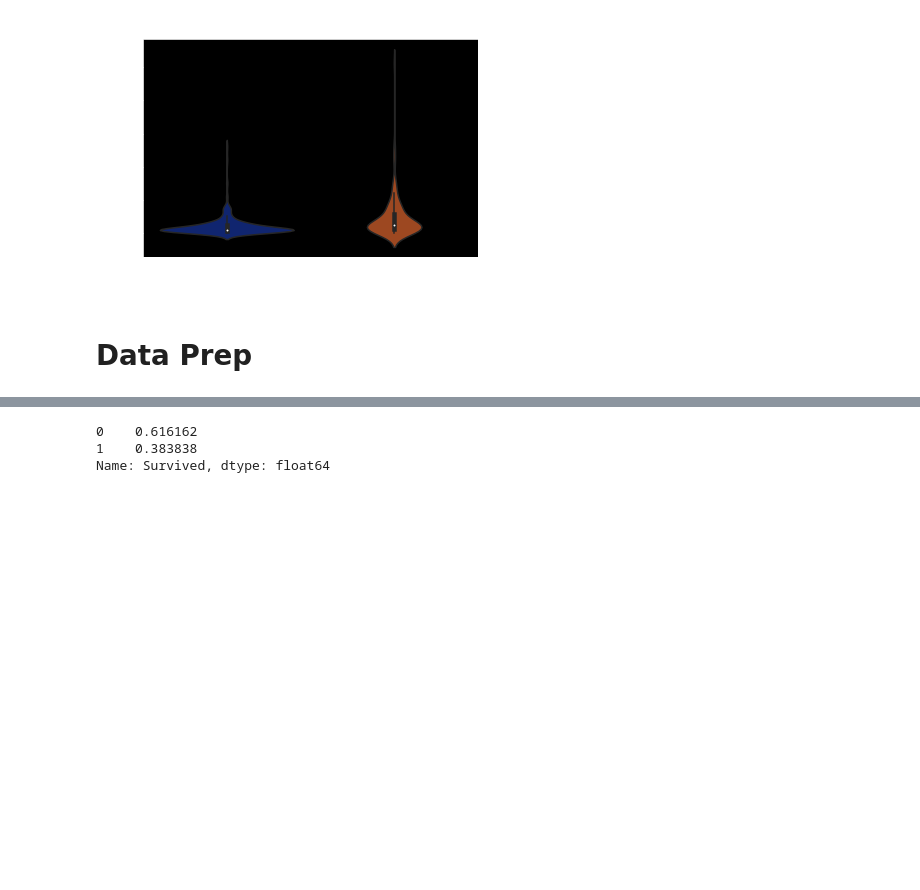
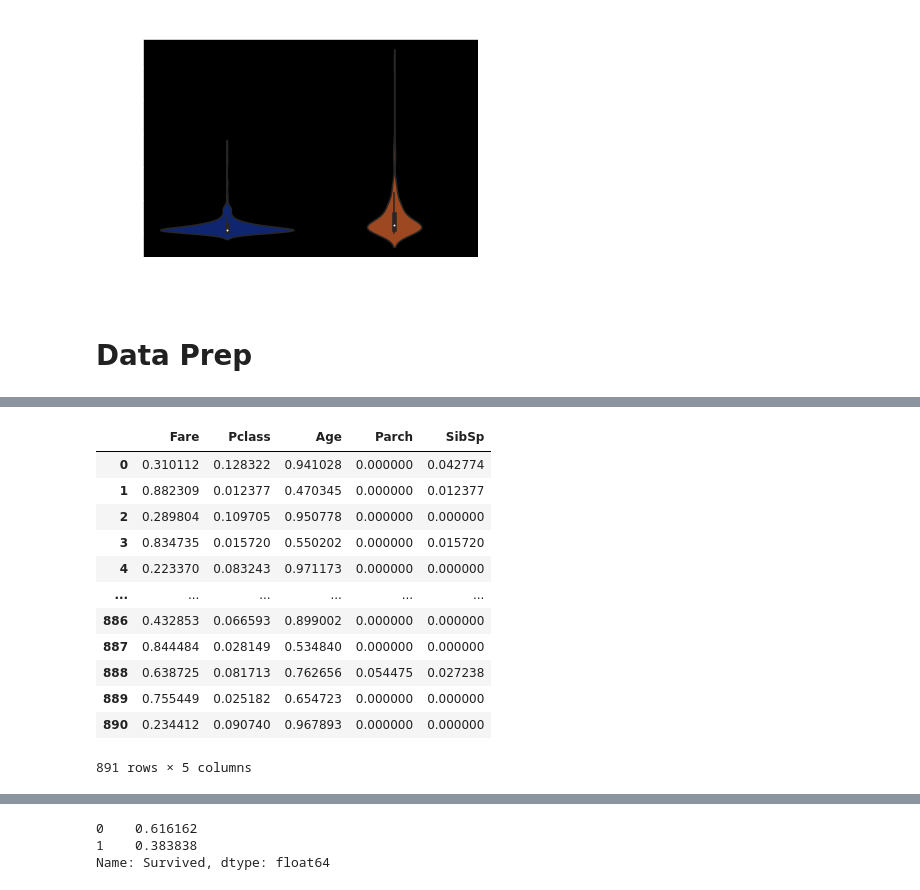
Before and after one commit to mattgpaul/Titanic, a Jupyter notebook: titanic.ipynb, the cells around one changed output, grey strips where cells are left out. Cells and saved outputs as stored; diff of their text form; code cells hidden in the pictures; blank space fills up the shorter version.

```diff
--- a/titanic.ipynb
+++ b/titanic.ipynb
@@ -128 +135,24 @@ encoded = pd.DataFrame(data=ohe.fit_transform(train[cat_cols]), columns=ohe.get_
+# %%
+nrml = Normalizer().fit(modeling_data[num_cols])
+normalized_numericals = nrml.transform(modeling_data[num_cols])
+normalized = pd.DataFrame(
+    data=normalized_numericals,
+    index=modeling_data.index,
+    columns=num_cols
+)
+normalized
+# %% [output]
+|  | Fare | Pclass | Age | Parch | SibSp |
+| 0 | 0.310112 | 0.128322 | 0.941028 | 0.000000 | 0.042774 |
+| 1 | 0.882309 | 0.012377 | 0.470345 | 0.000000 | 0.012377 |
+| 2 | 0.289804 | 0.109705 | 0.950778 | 0.000000 | 0.000000 |
+| 3 | 0.834735 | 0.015720 | 0.550202 | 0.000000 | 0.015720 |
+| 4 | 0.223370 | 0.083243 | 0.971173 | 0.000000 | 0.000000 |
+| ... | ... | ... | ... | ... | ... |
+| 886 | 0.432853 | 0.066593 | 0.899002 | 0.000000 | 0.000000 |
+| 887 | 0.844484 | 0.028149 | 0.534840 | 0.000000 | 0.000000 |
+| 888 | 0.638725 | 0.081713 | 0.762656 | 0.054475 | 0.027238 |
+| 889 | 0.755449 | 0.025182 | 0.654723 | 0.000000 | 0.000000 |
+| 890 | 0.234412 | 0.090740 | 0.967893 | 0.000000 | 0.000000 |
+891 rows × 5 columns
 # %%
```
Also changed, not shown: parts of 18 cells of this notebook.
